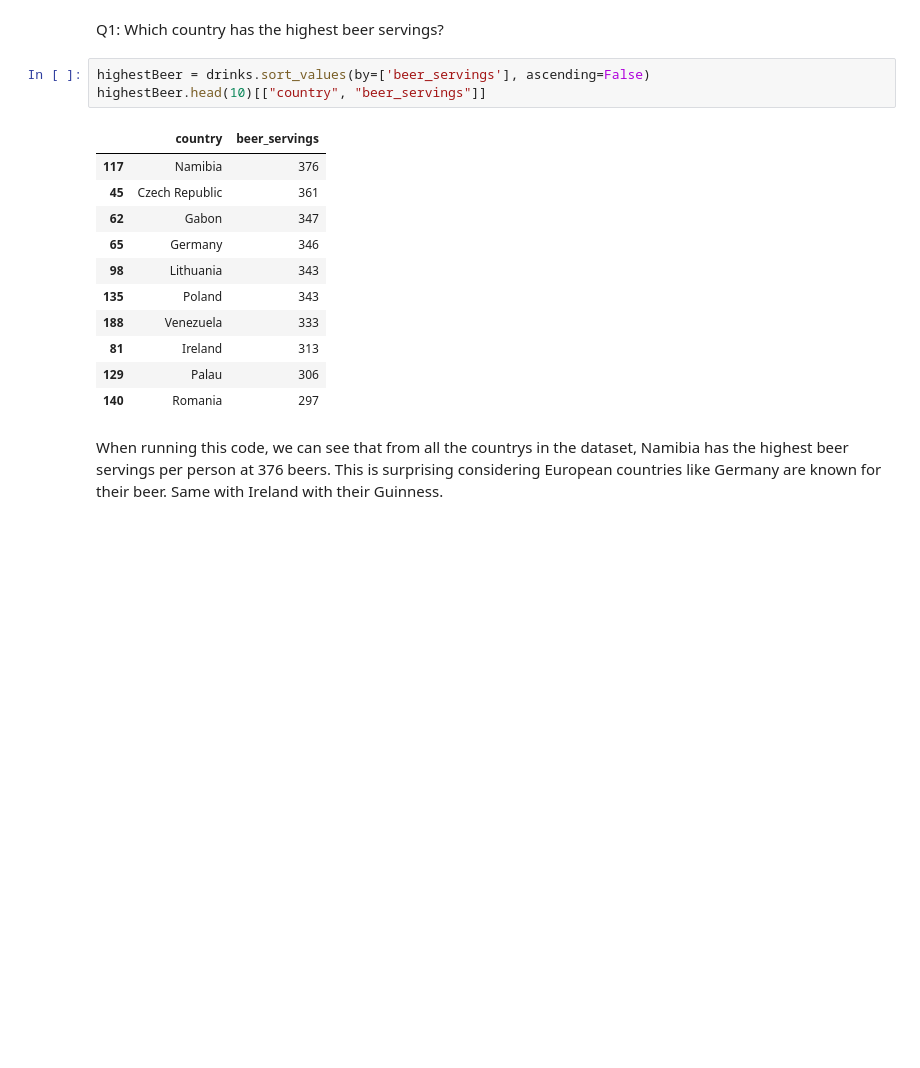
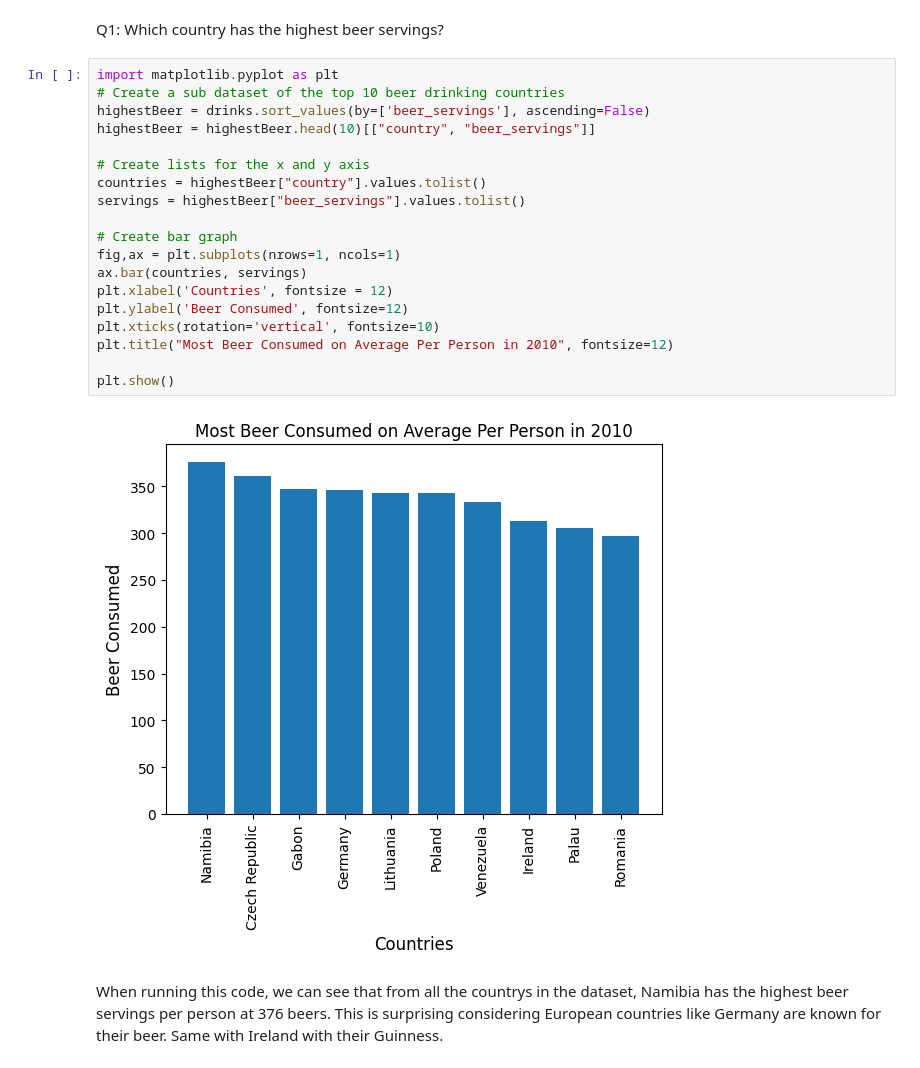
Before and after one commit to conorlong5/Long-Samoilovich_DS220Project2, a Jupyter notebook: alcoholConsumptionDataset.ipynb, the cells around one changed output. Saved outputs shown, nothing was run; the diff lists cells and outputs as text; blank space fills up the shorter version.

```diff
--- a/alcoholConsumptionDataset.ipynb
+++ b/alcoholConsumptionDataset.ipynb
@@ -9,21 +9,27 @@ import pandas as pd
 drinks = pd.read_csv("drinks.csv")
 # %% [markdown]
 Q1: Which country has the highest beer servings?
-# %%
-highestBeer = drinks.sort_values(by=['beer_servings'], ascending=False)
-highestBeer.head(10)[["country", "beer_servings"]]
-# %% [output]
-|  | country | beer_servings |
-| 117 | Namibia | 376 |
-| 45 | Czech Republic | 361 |
-| 62 | Gabon | 347 |
-| 65 | Germany | 346 |
-| 98 | Lithuania | 343 |
-| 135 | Poland | 343 |
-| 188 | Venezuela | 333 |
-| 81 | Ireland | 313 |
-| 129 | Palau | 306 |
-| 140 | Romania | 297 |
+# %%
+import matplotlib.pyplot as plt
+# Create a sub dataset of the top 10 beer drinking countries
+highestBeer = drinks.sort_values(by=['beer_servings'], ascending=False)
+highestBeer = highestBeer.head(10)[["country", "beer_servings"]]
+
+# Create lists for the x and y axis
+countries = highestBeer["country"].values.tolist()
+servings = highestBeer["beer_servings"].values.tolist()
+
+# Create bar graph
+fig,ax = plt.subplots(nrows=1, ncols=1)
+ax.bar(countries, servings)
+plt.xlabel('Countries', fontsize = 12)
+plt.ylabel('Beer Consumed', fontsize=12)
+plt.xticks(rotation='vertical', fontsize=10)
+plt.title("Most Beer Consumed on Average Per Person in 2010", fontsize=12)
+
+plt.show()
+# %% [output]
+[figure, added]
 # %% [markdown]
 When running this code, we can see that from all the countrys in the dataset, Namibia has the highest beer servings per person at 376 beers. This is surprising considering European countries like Germany are known for their beer. Same with Ireland with their Guinness.
 # %% [markdown]
```
Also changed, not shown: parts of 9 cells of this notebook, 3 other files.
